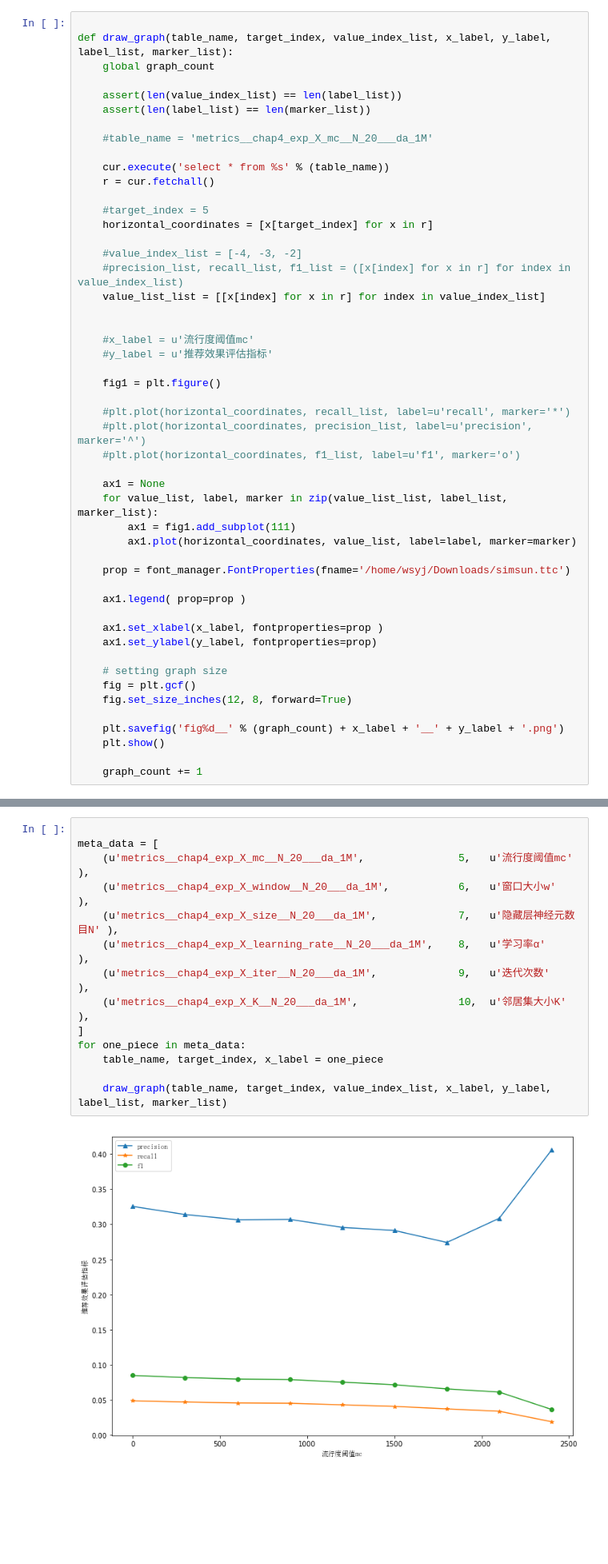
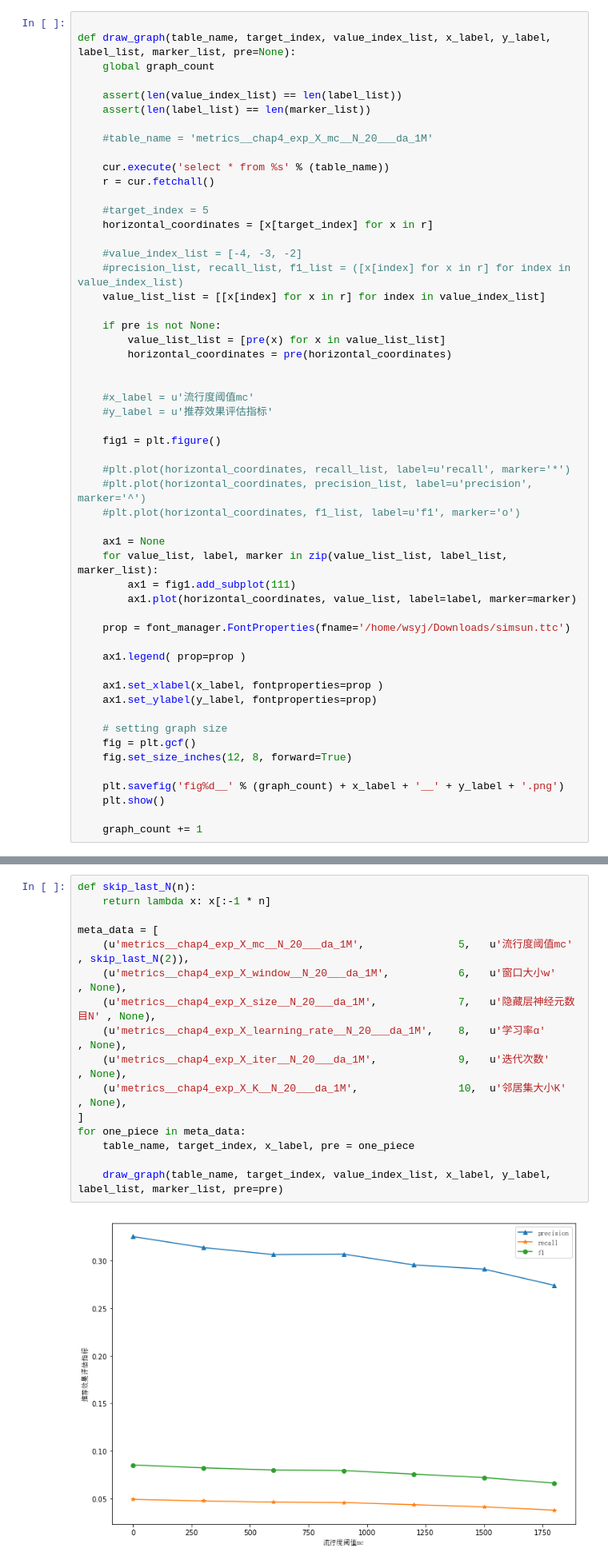
Before and after one commit to WoodExplorer/dissertation__recommendation_system__experiment, a Jupyter notebook: chap 4 exp X drawing.ipynb, the cells around one changed output, grey strips where cells are left out. Shown at 80% size. Saved outputs shown, nothing was run; the diff lists cells and outputs as text; blank space fills up the shorter version.

Commit message:
[Linux] Exp X drawing - done - preprocessing function parameter introduced to enable finer-grain control over plotting

```diff
--- a/chap 4 exp X drawing.ipynb
+++ b/chap 4 exp X drawing.ipynb
@@ -97,7 +97,7 @@ plt.show()
 graph_count = 0
 # %%
 
-def draw_graph(table_name, target_index, value_index_list, x_label, y_label, label_list, marker_list):
+def draw_graph(table_name, target_index, value_index_list, x_label, y_label, label_list, marker_list, pre=None):
     global graph_count
 
     assert(len(value_index_list) == len(label_list))
@@ -114,6 +114,10 @@ def draw_graph(table_name, target_index, value_index_list, x_label, y_label, lab
     #value_index_list = [-4, -3, -2]
     #precision_list, recall_list, f1_list = ([x[index] for x in r] for index in value_index_list)
     value_list_list = [[x[index] for x in r] for index in value_index_list]
+
+    if pre is not None:
+        value_list_list = [pre(x) for x in value_list_list]
+        horizontal_coordinates = pre(horizontal_coordinates)
 
 
     #x_label = u'流行度阈值mc'
@@ -162,19 +170,21 @@ draw_graph(table_name, target_index, value_index_list, x_label, y_label, label_l
 # %%
+def skip_last_N(n):
+    return lambda x: x[:-1 * n]
 
 meta_data = [
-    (u'metrics__chap4_exp_X_mc__N_20___da_1M',               5,   u'流行度阈值mc'     ),
-    (u'metrics__chap4_exp_X_window__N_20___da_1M',           6,   u'窗口大小w'        ),
-    (u'metrics__chap4_exp_X_size__N_20___da_1M',             7,   u'隐藏层神经元数目N' ),
-    (u'metrics__chap4_exp_X_learning_rate__N_20___da_1M',    8,   u'学习率α'          ),
-    (u'metrics__chap4_exp_X_iter__N_20___da_1M',             9,   u'迭代次数'         ),
-    (u'metrics__chap4_exp_X_K__N_20___da_1M',                10,  u'邻居集大小K'      ),
+    (u'metrics__chap4_exp_X_mc__N_20___da_1M',               5,   u'流行度阈值mc'     , skip_last_N(2)),
+    (u'metrics__chap4_exp_X_window__N_20___da_1M',           6,   u'窗口大小w'        , None),
+    (u'metrics__chap4_exp_X_size__N_20___da_1M',             7,   u'隐藏层神经元数目N' , None),
+    (u'metrics__chap4_exp_X_learning_rate__N_20___da_1M',    8,   u'学习率α'          , None),
+    (u'metrics__chap4_exp_X_iter__N_20___da_1M',             9,   u'迭代次数'         , None),
+    (u'metrics__chap4_exp_X_K__N_20___da_1M',                10,  u'邻居集大小K'      , None),
 ]
 for one_piece in meta_data:
-    table_name, target_index, x_label = one_piece
+    table_name, target_index, x_label, pre = one_piece
 
-    draw_graph(table_name, target_index, value_index_list, x_label, y_label, label_list, marker_list)
+    draw_graph(table_name, target_index, value_index_list, x_label, y_label, label_list, marker_list, pre=pre)
 # %% [output]
-[figure, old version]
+[figure, new version]
 [figure]
 [figure]
 [figure]
```
Also changed, not shown: parts of 2 cells of this notebook.
